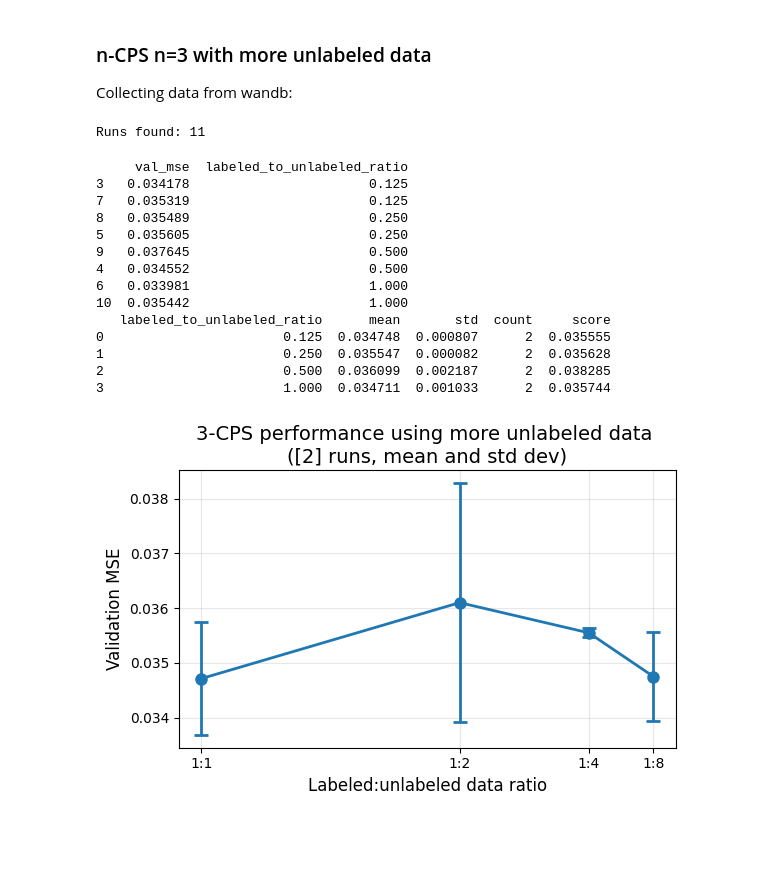
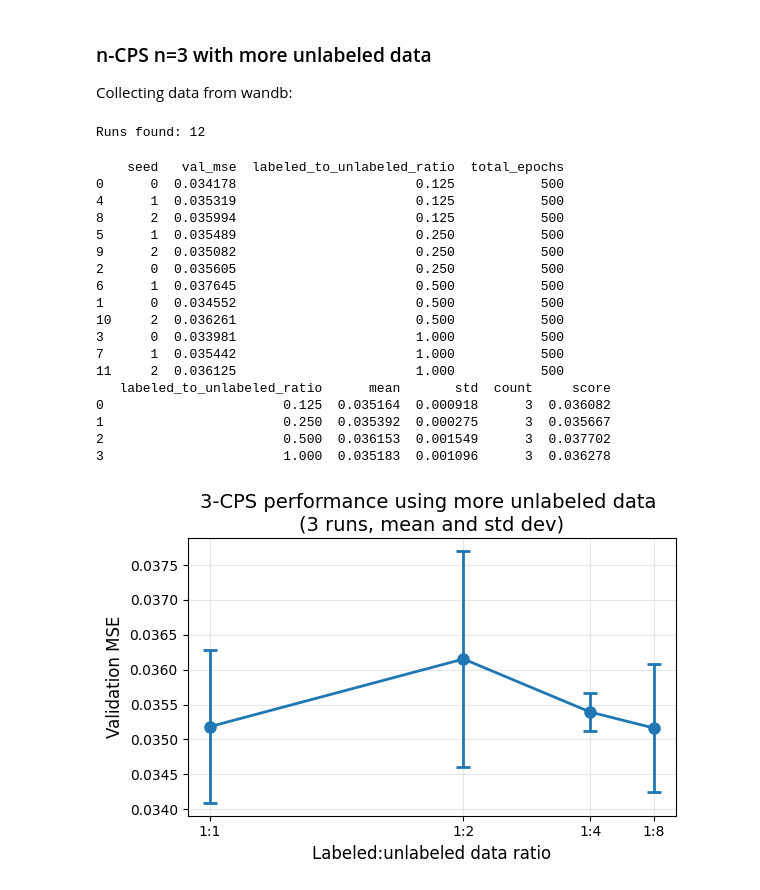
Before and after one commit to Zzanis/02456-g82-dl-project, a Jupyter notebook: results/analyze_stats.ipynb, the cells around one changed output. Saved outputs shown, nothing was run; the diff lists cells and outputs as text; code cells hidden in the pictures; blank space fills up the shorter version.

Commit message:
Add the last run of 3-CPS with more unlabeled data to results

```diff
--- a/results/analyze_stats.ipynb
+++ b/results/analyze_stats.ipynb
@@ -255,55 +255,60 @@ for run in runs:
         "lr": opt["lr"],
         "weight_decay": opt["weight_decay"],
         "num_models": run.config["trainer"]["num_models"],
+        "total_epochs": run.config["trainer"]["train"]["total_epochs"],
         "labeled_to_unlabeled_ratio": run.config["dataset"]["init"]["labeled_to_unlabeled_ratio"],
     })
 df = pd.DataFrame(data)
 out = STATS_DIR_CLEAN / "ncps-gcn-n3-more-unlabeled.csv"
 df.to_csv(out)
 # %% [output]
-Runs found: 11
+Runs found: 12
 # %%
 df = pd.read_csv(STATS_DIR_CLEAN / "ncps-gcn-n3-more-unlabeled.csv", quotechar="\"")
 df = df[df["cps_loss_weight"] == 1]
-print(df[["val_mse", "labeled_to_unlabeled_ratio"]].sort_values(by="labeled_to_unlabeled_ratio"))
+print(df[["seed","val_mse", "labeled_to_unlabeled_ratio","total_epochs"]].sort_values(by="labeled_to_unlabeled_ratio"))
 grouped = df.groupby("labeled_to_unlabeled_ratio")["val_mse"].agg(["mean", "std", "count"]).reset_index()
 grouped["score"] = grouped["mean"] + grouped["std"]
 print(grouped)
 # Plot with error bars
 fig, ax = plt.subplots(figsize=(6, 4), layout="tight")
 ax.errorbar(
     grouped["labeled_to_unlabeled_ratio"],
     grouped["mean"],
     yerr=grouped["std"],
     fmt="o-",
     capsize=5,
     capthick=2,
     markersize=8,
     linewidth=2,
 )
 ax.xaxis.set_inverted(True)
 labels = [f"1:{1/r:.0f}" for r in grouped["labeled_to_unlabeled_ratio"]]
 ax.set_xticks(grouped["labeled_to_unlabeled_ratio"], labels)
 ax.set_xlabel(r"Labeled:unlabeled data ratio", fontsize=12)
 ax.set_ylabel("Validation MSE", fontsize=12)
-n_runs = grouped["count"].unique()
-ax.set_title(f"3-CPS performance using more unlabeled data \n({n_runs} runs, mean and std dev)", fontsize=14)
+# n_runs = grouped["count"].unique()
+ax.set_title(f"3-CPS performance using more unlabeled data \n(3 runs, mean and std dev)", fontsize=14)
 ax.grid(True, alpha=0.3)
 plt.savefig(FIGURES_DIR / "ncps-gcn-n3-more-unlabeled.png")
 # plt.savefig(FIGURES_DIR / "ncps-gcn-n3-more-unlabeled2.png", dpi=300, bbox_inches="tight")
 # %% [output]
-     val_mse  labeled_to_unlabeled_ratio
-3   0.034178                       0.125
-7   0.035319                       0.125
-8   0.035489                       0.250
-5   0.035605                       0.250
-9   0.037645                       0.500
-4   0.034552                       0.500
-6   0.033981                       1.000
-10  0.035442                       1.000
+    seed   val_mse  labeled_to_unlabeled_ratio  total_epochs
+0      0  0.034178                       0.125           500
+4      1  0.035319                       0.125           500
+8      2  0.035994                       0.125           500
+5      1  0.035489                       0.250           500
+9      2  0.035082                       0.250           500
+2      0  0.035605                       0.250           500
+6      1  0.037645                       0.500           500
+1      0  0.034552                       0.500           500
+10     2  0.036261                       0.500           500
+3      0  0.033981                       1.000           500
+7      1  0.035442                       1.000           500
+11     2  0.036125                       1.000           500
    labeled_to_unlabeled_ratio      mean       std  count     score
-0                       0.125  0.034748  0.000807      2  0.035555
-1                       0.250  0.035547  0.000082      2  0.035628
-2                       0.500  0.036099  0.002187      2  0.038285
-3                       1.000  0.034711  0.001033      2  0.035744
+0                       0.125  0.035164  0.000918      3  0.036082
+1                       0.250  0.035392  0.000275      3  0.035667
+2                       0.500  0.036153  0.001549      3  0.037702
+3                       1.000  0.035183  0.001096      3  0.036278
-[figure, old version]
+[figure, new version]
```
Also changed, not shown: 2 other files.
